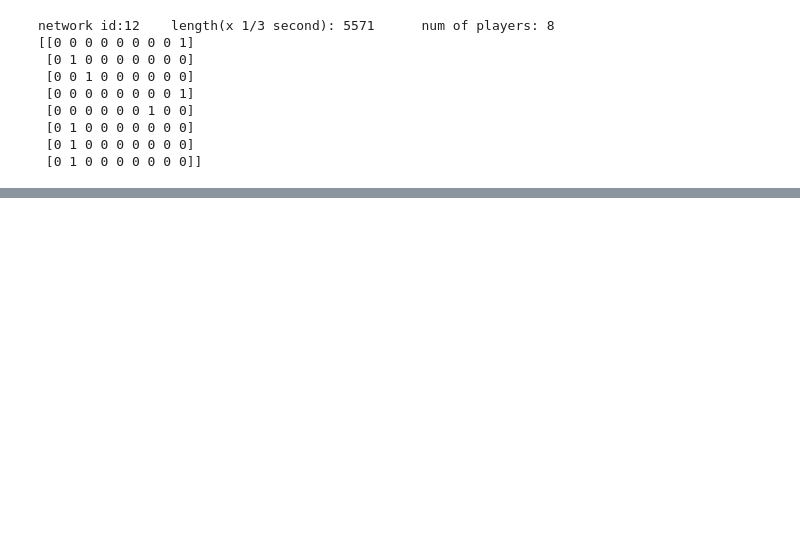
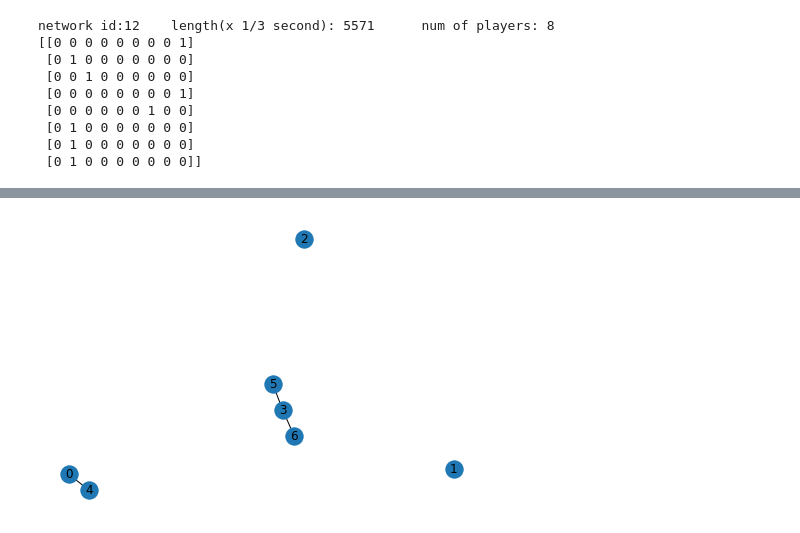
Before and after one commit to J-cuong/CSC407, a Jupyter notebook: NetworkAnalysisProj.ipynb, the cells around one changed output, grey strips where cells are left out. Saved outputs shown, nothing was run; the diff lists cells and outputs as text; code cells hidden in the pictures; blank space fills up the shorter version.

```diff
--- a/NetworkAnalysisProj.ipynb
+++ b/NetworkAnalysisProj.ipynb
@@ -295,0 +342,8 @@ network id:12    length(x 1/3 second): 5571      num of players: 8
+# %%
+
+    G = nx.from_numpy_matrix(game3[0])
+    plt.figure(i)
+    nx.draw(G,with_labels=True)
+plt.show()
+# %% [output]
+[figure, added]
```
Also changed, not shown: parts of 18 cells of this notebook.
